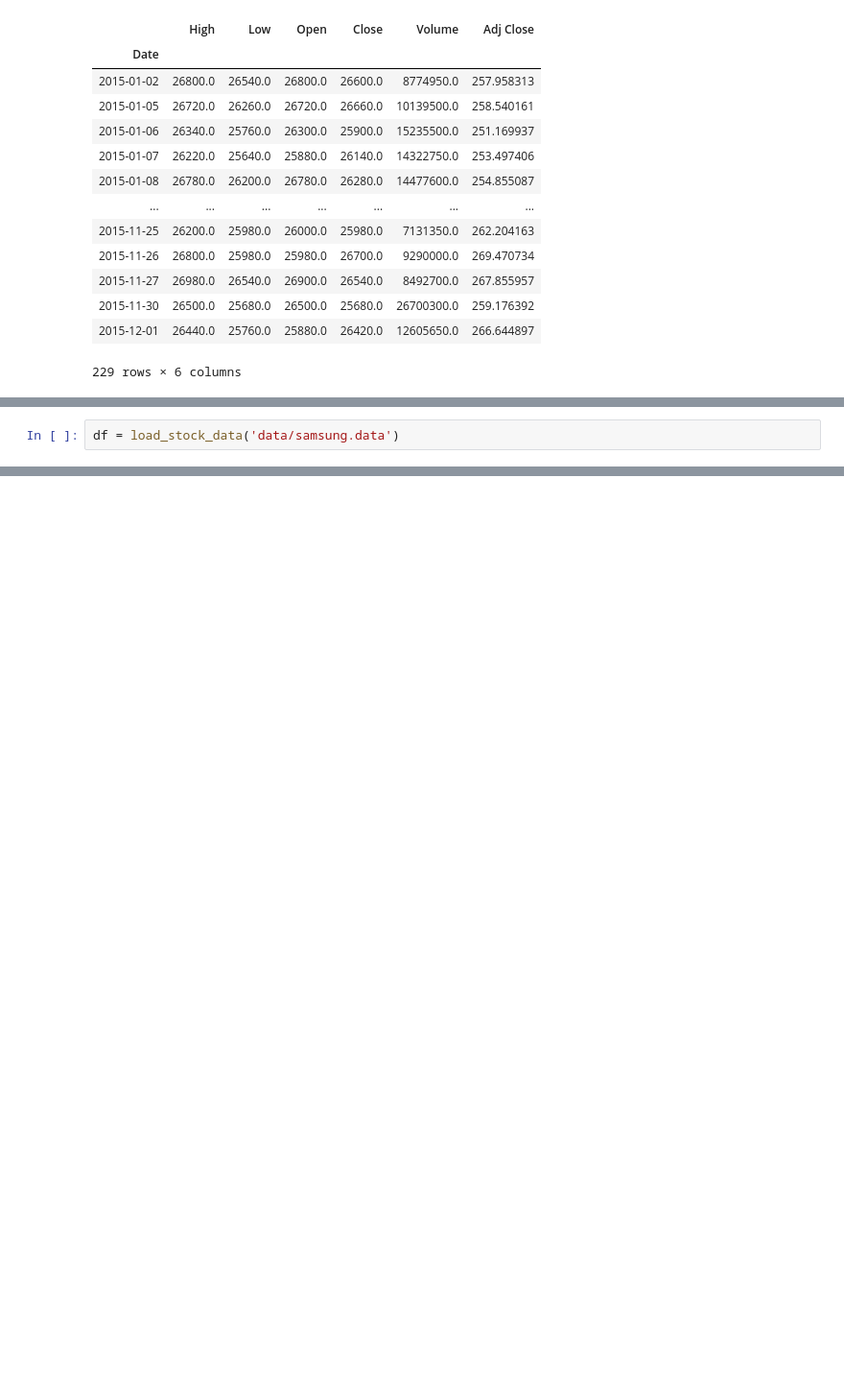
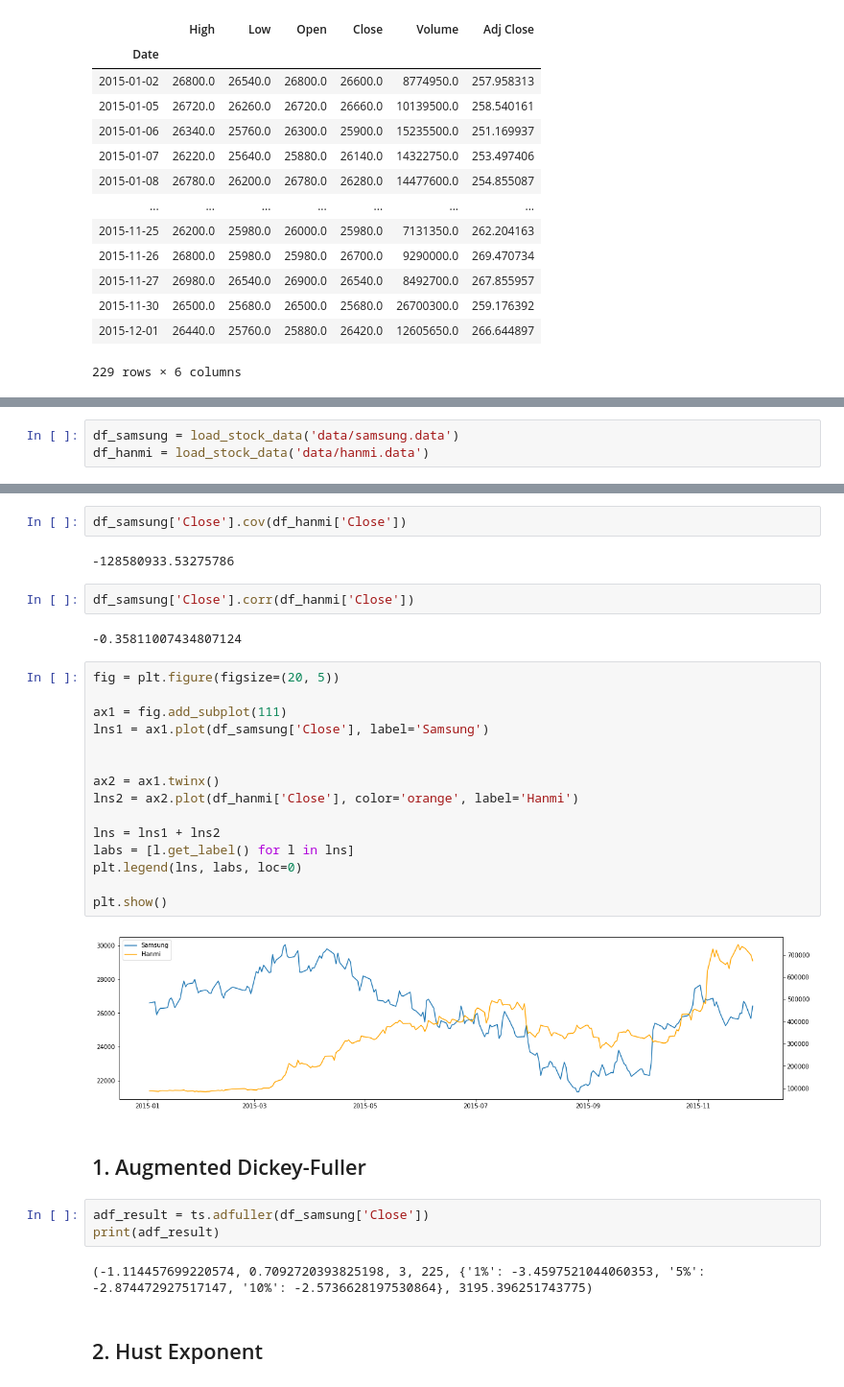
Before and after one commit to KU-BIG/2019_Autumn_Algorithm_Trading, a Jupyter notebook: Tutorial_download_data.ipynb, the cells around one changed output, grey strips where cells are left out. Shown at 96% size. Saved outputs shown, nothing was run; the diff lists cells and outputs as text; blank space fills up the shorter version.

```diff
--- a/Tutorial_download_data.ipynb
+++ b/Tutorial_download_data.ipynb
@@ -30,2 +50,3 @@ download_stock_data('data/samsung.data', '005930', 2015, 1, 1, 2015, 11, 30)
 # %%
-df = load_stock_data('data/samsung.data')
+df_samsung = load_stock_data('data/samsung.data')
+df_hanmi = load_stock_data('data/hanmi.data')
@@ -31,0 +64,34 @@ df = load_stock_data('data/samsung.data')
+# %%
+df_samsung['Close'].cov(df_hanmi['Close'])
+# %% [output]
+-128580933.53275786
+# %%
+df_samsung['Close'].corr(df_hanmi['Close'])
+# %% [output]
+-0.35811007434807124
+# %%
+fig = plt.figure(figsize=(20, 5))
+
+ax1 = fig.add_subplot(111)
+lns1 = ax1.plot(df_samsung['Close'], label='Samsung')
+
+
+ax2 = ax1.twinx()
+lns2 = ax2.plot(df_hanmi['Close'], color='orange', label='Hanmi')
+
+lns = lns1 + lns2
+labs = [l.get_label() for l in lns]
+plt.legend(lns, labs, loc=0)
+
+plt.show()
+# %% [output]
+[figure, added]
+# %% [markdown]
+## 1. Augmented Dickey-Fuller
+# %%
+adf_result = ts.adfuller(df_samsung['Close'])
+print(adf_result)
+# %% [output]
+(-1.114457699220574, 0.7092720393825198, 3, 225, {'1%': -3.4597521044060353, '5%': -2.874472927517147, '10%': -2.5736628197530864}, 3195.396251743775)
+# %% [markdown]
+## 2. Hust Exponent
```
Also changed, not shown: parts of 13 cells of this notebook, 3 other files.
